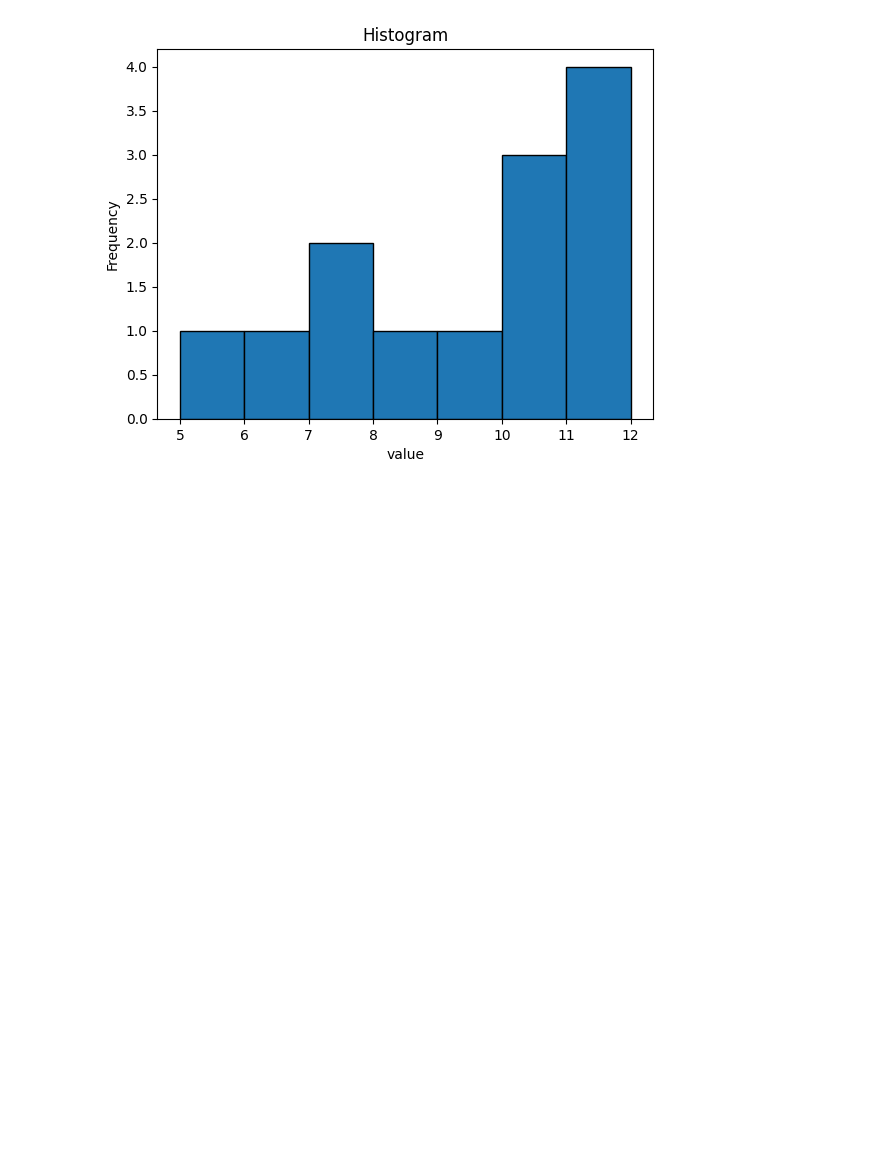
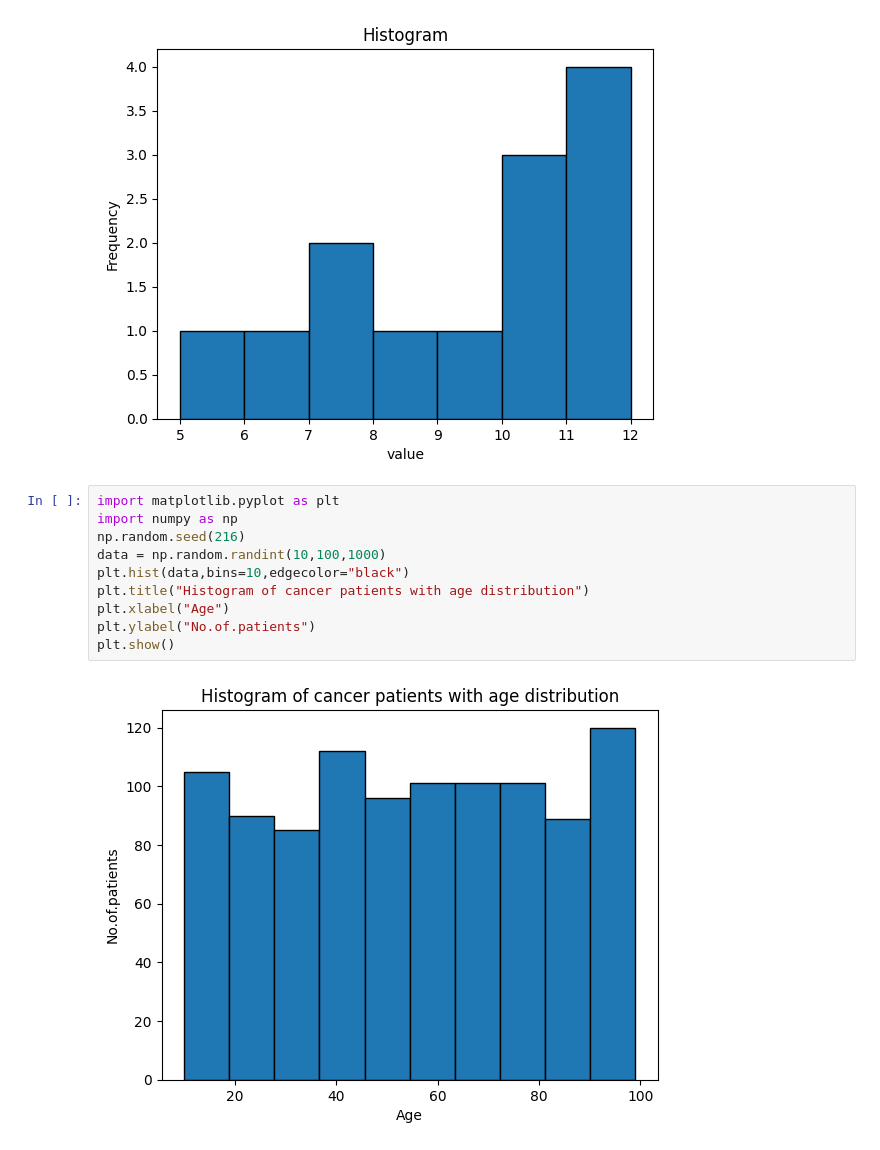
Before and after one commit to rukendar/Rukendar.s, a Jupyter notebook: Histogram.ipynb, the cells around one changed output. Drawn from its saved outputs; the diff is of its cells as text; blank space fills up the shorter version.

```diff
--- a/Histogram.ipynb
+++ b/Histogram.ipynb
@@ -10,3 +10,15 @@ plt.ylabel("Frequency")
 plt.show()
 # %% [output]
 [figure]
+# %%
+import matplotlib.pyplot as plt
+import numpy as np
+np.random.seed(216)
+data = np.random.randint(10,100,1000)
+plt.hist(data,bins=10,edgecolor="black")
+plt.title("Histogram of cancer patients with age distribution")
+plt.xlabel("Age")
+plt.ylabel("No.of.patients")
+plt.show()
+# %% [output]
+[figure, added]
```
Also changed, not shown: parts of 1 cell of this notebook.
